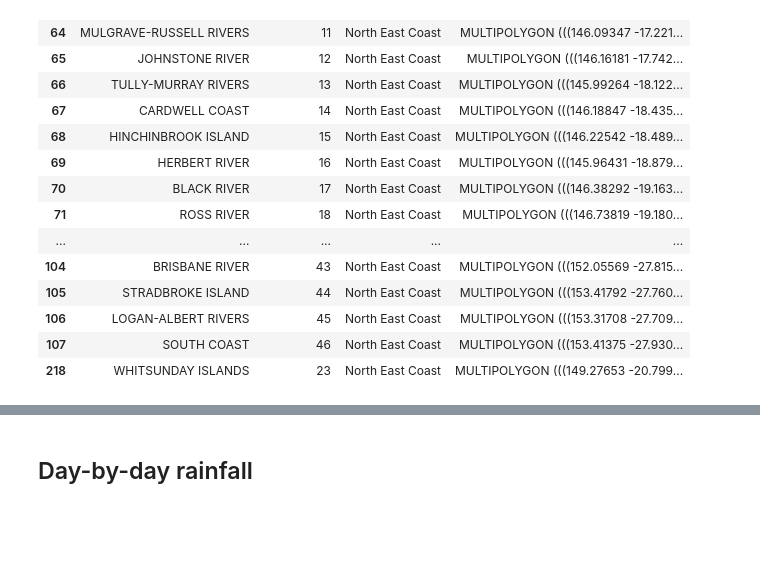
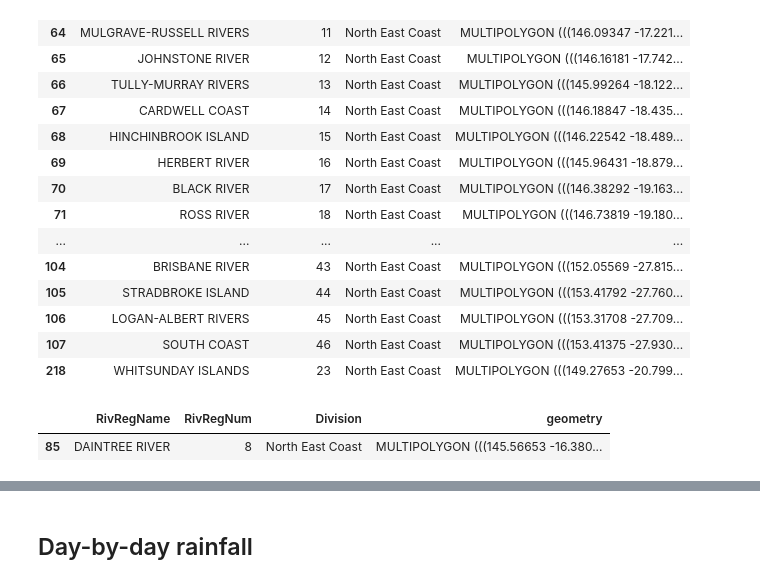
Before and after one commit to stellema/tc-jasper, a Jupyter notebook: event_plots.ipynb, the cells around one changed output, grey strips where cells are left out. Drawn from its saved outputs; the diff is of its cells as text; code cells hidden in the pictures; blank space fills up the shorter version.

```diff
--- a/event_plots.ipynb
+++ b/event_plots.ipynb
@@ -43,0 +44,5 @@ daintree_river_region = nec_river_regions[nec_river_regions['RivRegName'] == 'DA
+# %%
+daintree_river_region
+# %% [output]
+|  | RivRegName | RivRegNum | Division | geometry |
+| 85 | DAINTREE RIVER | 8 | North East Coast | MULTIPOLYGON (((145.56653 -16.380... |
```
Also changed, not shown: parts of 13 cells of this notebook.
